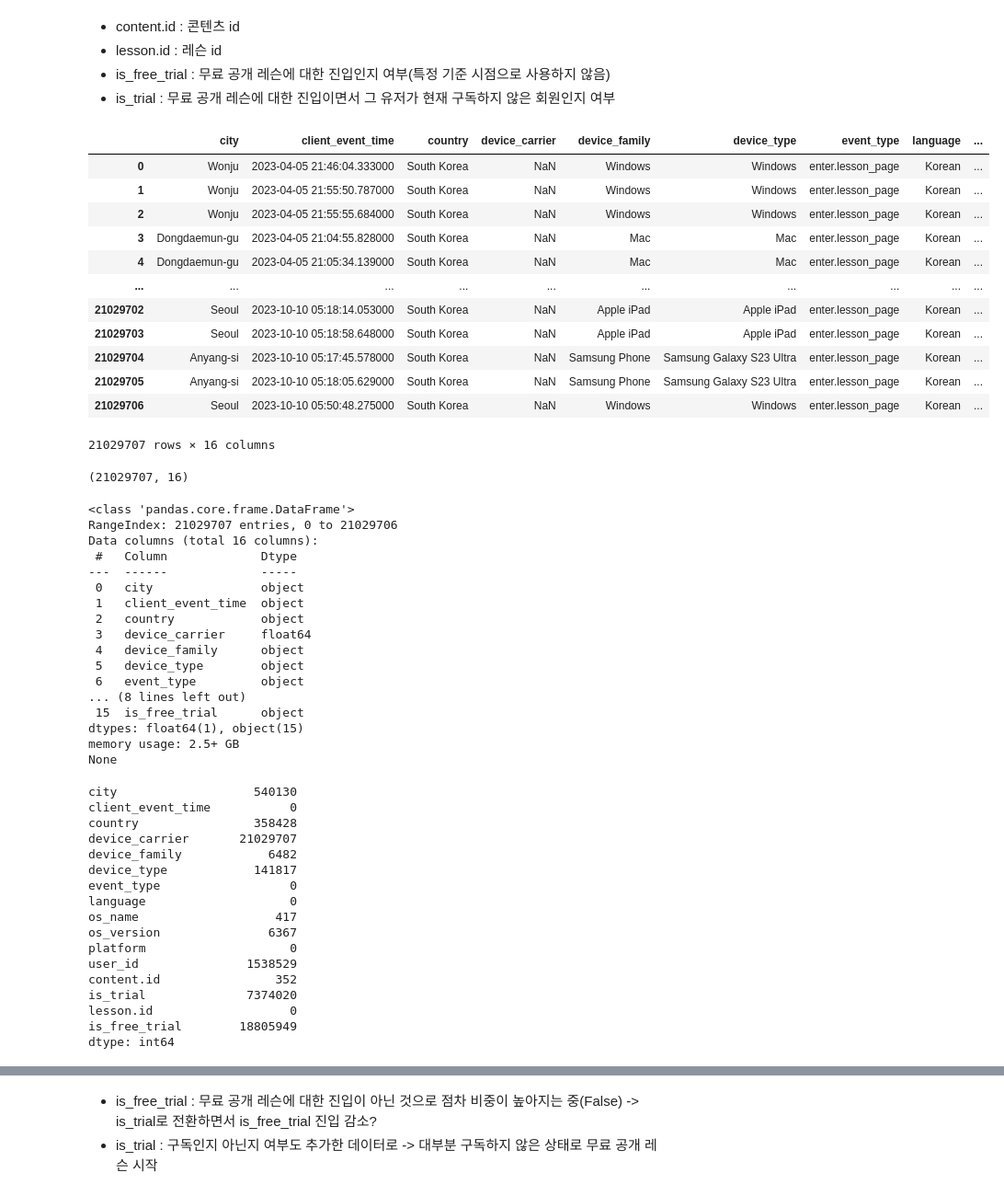
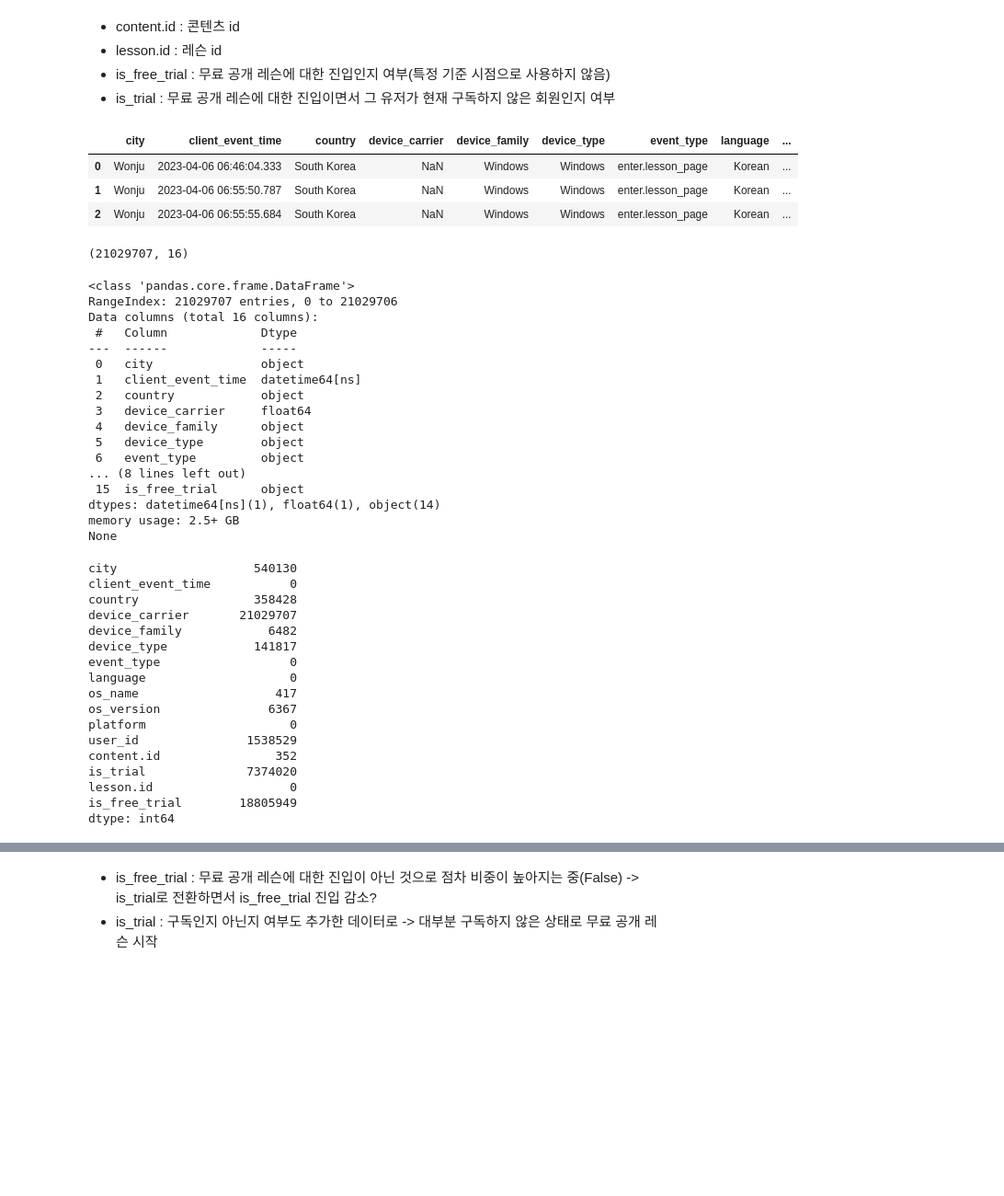
Before and after one commit to saeraniren/intermediate_project, a Jupyter notebook: geumhui_main.ipynb, the cells around one changed output, grey strips where cells are left out. Shown at 92% size. Cells and saved outputs as stored; diff of their text form; code cells hidden in the pictures; blank space fills up the shorter version.

```diff
--- a/geumhui_main.ipynb
+++ b/geumhui_main.ipynb
@@ -1230,21 +1576,17 @@ start_content
 - is_trial : 무료 공개 레슨에 대한 진입이면서 그 유저가 현재 구독하지 않은 회원인지 여부
 # %%
 enter_lesson_page = pd.read_csv('C:/Users/rmagm/OneDrive/바탕 화면/vscode/구독서비스프로덕트데이터/enter.lesson_page.csv')
-enter_lesson_page
+enter_lesson_page['client_event_time'] = pd.to_datetime(enter_lesson_page['client_event_time'])
+
+# 9시간 추가 (KST 변환)
+enter_lesson_page["client_event_time"] = enter_lesson_page["client_event_time"] + timedelta(hours=9)
+
+enter_lesson_page.head(3)
 # %% [output]
 |  | city | client_event_time | country | device_carrier | device_family | device_type | event_type | language | ... |
-| 0 | Wonju | 2023-04-05 21:46:04.333000 | South Korea | NaN | Windows | Windows | enter.lesson_page | Korean | ... |
-| 1 | Wonju | 2023-04-05 21:55:50.787000 | South Korea | NaN | Windows | Windows | enter.lesson_page | Korean | ... |
-| 2 | Wonju | 2023-04-05 21:55:55.684000 | South Korea | NaN | Windows | Windows | enter.lesson_page | Korean | ... |
-| 3 | Dongdaemun-gu | 2023-04-05 21:04:55.828000 | South Korea | NaN | Mac | Mac | enter.lesson_page | Korean | ... |
-| 4 | Dongdaemun-gu | 2023-04-05 21:05:34.139000 | South Korea | NaN | Mac | Mac | enter.lesson_page | Korean | ... |
-| ... | ... | ... | ... | ... | ... | ... | ... | ... | ... |
-| 21029702 | Seoul | 2023-10-10 05:18:14.053000 | South Korea | NaN | Apple iPad | Apple iPad | enter.lesson_page | Korean | ... |
-| 21029703 | Seoul | 2023-10-10 05:18:58.648000 | South Korea | NaN | Apple iPad | Apple iPad | enter.lesson_page | Korean | ... |
-| 21029704 | Anyang-si | 2023-10-10 05:17:45.578000 | South Korea | NaN | Samsung Phone | Samsung Galaxy S23 Ultra | enter.lesson_page | Korean | ... |
-| 21029705 | Anyang-si | 2023-10-10 05:18:05.629000 | South Korea | NaN | Samsung Phone | Samsung Galaxy S23 Ultra | enter.lesson_page | Korean | ... |
-| 21029706 | Seoul | 2023-10-10 05:50:48.275000 | South Korea | NaN | Windows | Windows | enter.lesson_page | Korean | ... |
+| 0 | Wonju | 2023-04-06 06:46:04.333 | South Korea | NaN | Windows | Windows | enter.lesson_page | Korean | ... |
+| 1 | Wonju | 2023-04-06 06:55:50.787 | South Korea | NaN | Windows | Windows | enter.lesson_page | Korean | ... |
+| 2 | Wonju | 2023-04-06 06:55:55.684 | South Korea | NaN | Windows | Windows | enter.lesson_page | Korean | ... |
-21029707 rows × 16 columns
 # %%
 display(enter_lesson_page.shape)
 print(enter_lesson_page.info())
@@ -1257,7 +1599,7 @@ Data columns (total 16 columns):
  #   Column             Dtype
 ---  ------             -----
  0   city               object
- 1   client_event_time  object
+ 1   client_event_time  datetime64[ns]
  2   country            object
  3   device_carrier     float64
  4   device_family      object
@@ -1265,7 +1607,7 @@ Data columns (total 16 columns):
  6   event_type         object
 ... (8 lines left out)
  15  is_free_trial      object
-dtypes: float64(1), object(15)
+dtypes: datetime64[ns](1), float64(1), object(14)
 memory usage: 2.5+ GB
 None
 city                   540130
```
Also changed, not shown: parts of 114 cells of this notebook.
